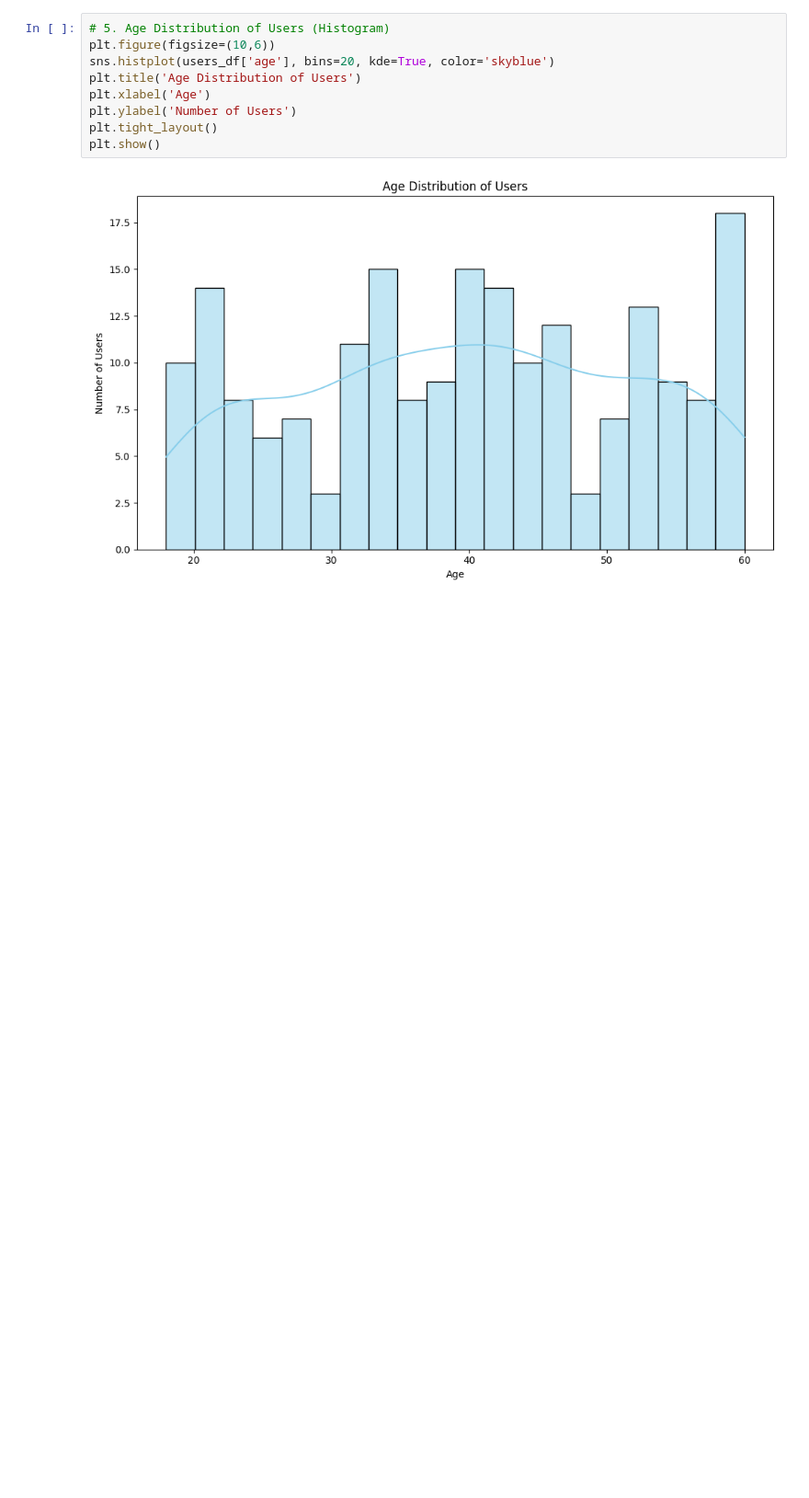
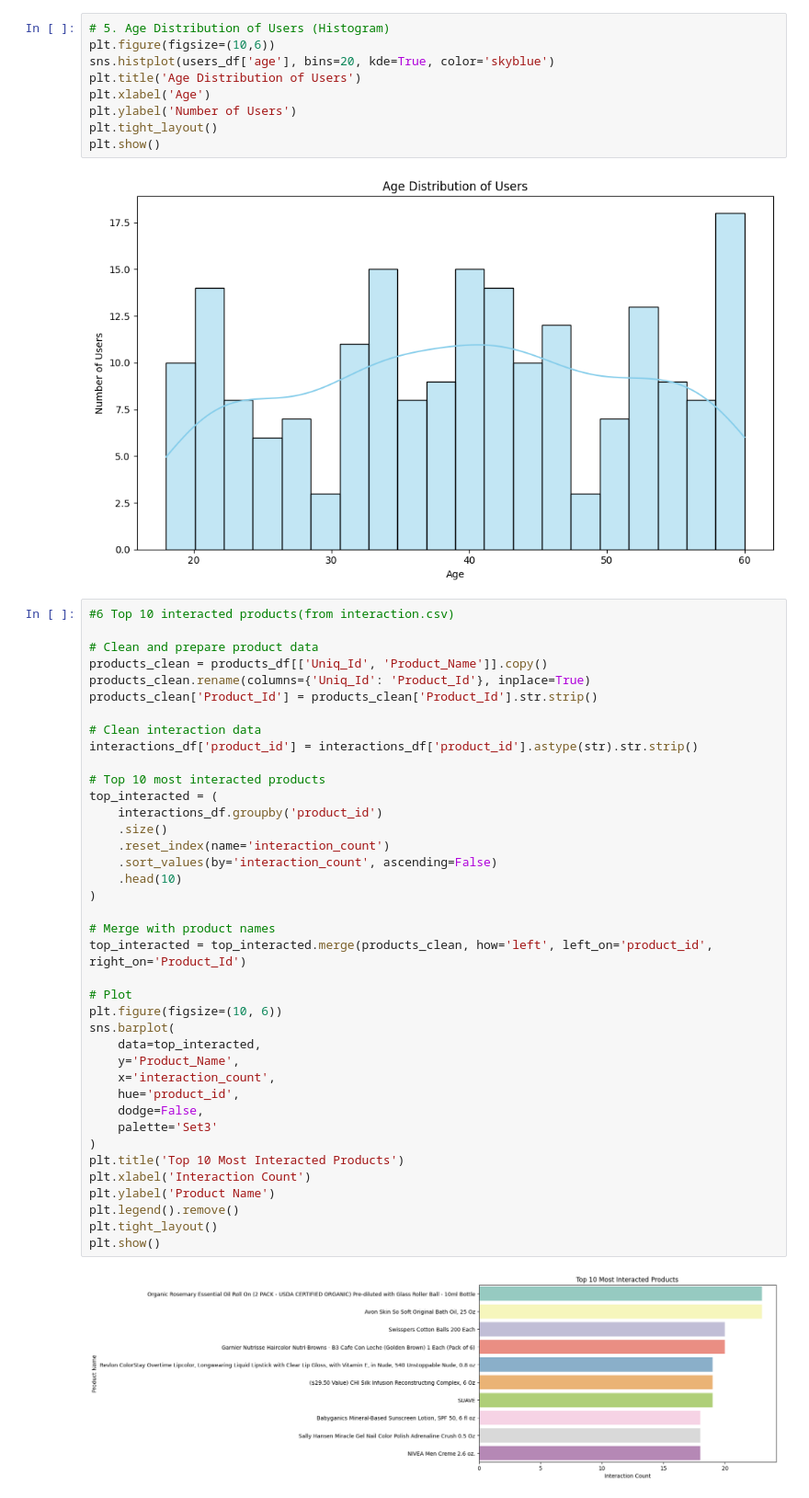
Before and after one commit to surendiran04/BDA, a Jupyter notebook: data_Visulaixation_BDA.ipynb, the cells around one changed output. Shown at 92% size. Saved outputs shown, nothing was run; the diff lists cells and outputs as text; blank space fills up the shorter version.

```diff
--- a/data_Visulaixation_BDA.ipynb
+++ b/data_Visulaixation_BDA.ipynb
@@ -119,3 +119,44 @@ plt.tight_layout()
 plt.show()
 # %% [output]
 [figure]
+# %%
+#6 Top 10 interacted products(from interaction.csv)
+
+# Clean and prepare product data
+products_clean = products_df[['Uniq_Id', 'Product_Name']].copy()
+products_clean.rename(columns={'Uniq_Id': 'Product_Id'}, inplace=True)
+products_clean['Product_Id'] = products_clean['Product_Id'].str.strip()
+
+# Clean interaction data
+interactions_df['product_id'] = interactions_df['product_id'].astype(str).str.strip()
+
+# Top 10 most interacted products
+top_interacted = (
+    interactions_df.groupby('product_id')
+    .size()
+    .reset_index(name='interaction_count')
+    .sort_values(by='interaction_count', ascending=False)
+    .head(10)
+)
+
+# Merge with product names
+top_interacted = top_interacted.merge(products_clean, how='left', left_on='product_id', right_on='Product_Id')
+
+# Plot
+plt.figure(figsize=(10, 6))
+sns.barplot(
+    data=top_interacted,
+    y='Product_Name',
+    x='interaction_count',
+    hue='product_id',
+    dodge=False,
+    palette='Set3'
+)
+plt.title('Top 10 Most Interacted Products')
+plt.xlabel('Interaction Count')
+plt.ylabel('Product Name')
+plt.legend().remove()
+plt.tight_layout()
+plt.show()
+# %% [output]
+[figure, added]
```
Also changed, not shown: parts of 1 cell of this notebook.
